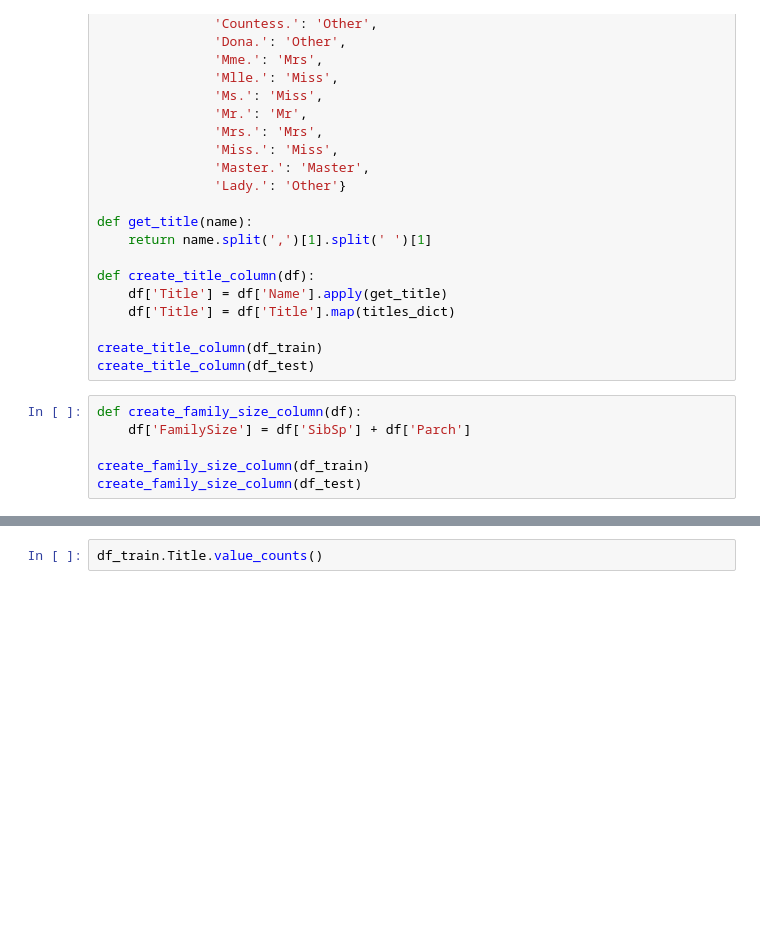
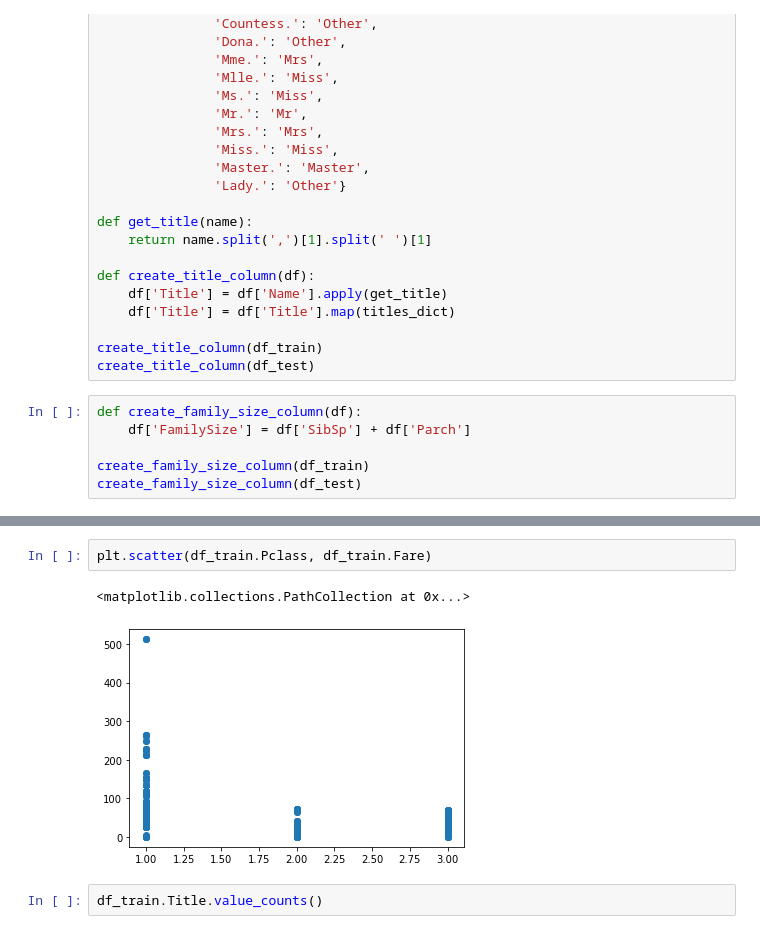
Before and after one commit to Bocbok/kaggle-titanic-set, a Jupyter notebook: Fastai nn.ipynb, the cells around one changed output, grey strips where cells are left out. Drawn from its saved outputs; the diff is of its cells as text; blank space fills up the shorter version.

```diff
--- a/Fastai nn.ipynb
+++ b/Fastai nn.ipynb
@@ -93,3 +95,8 @@ create_family_size_column(df_test)
+# %%
+plt.scatter(df_train.Pclass, df_train.Fare)
+# %% [output]
+<matplotlib.collections.PathCollection at 0x...>
+[figure, added]
 # %%
 df_train.Title.value_counts()
 # %% [output]
```
Also changed, not shown: parts of 16 cells of this notebook.
